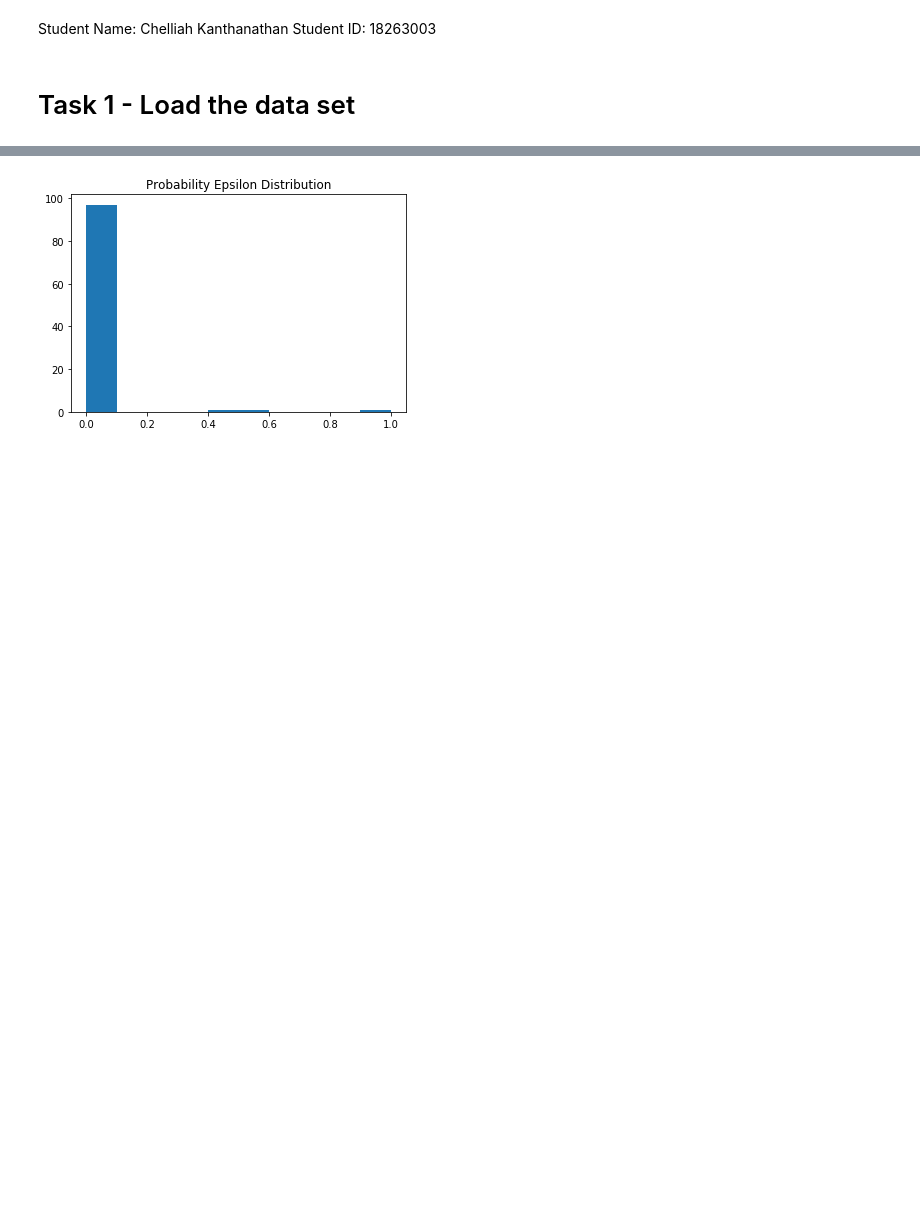
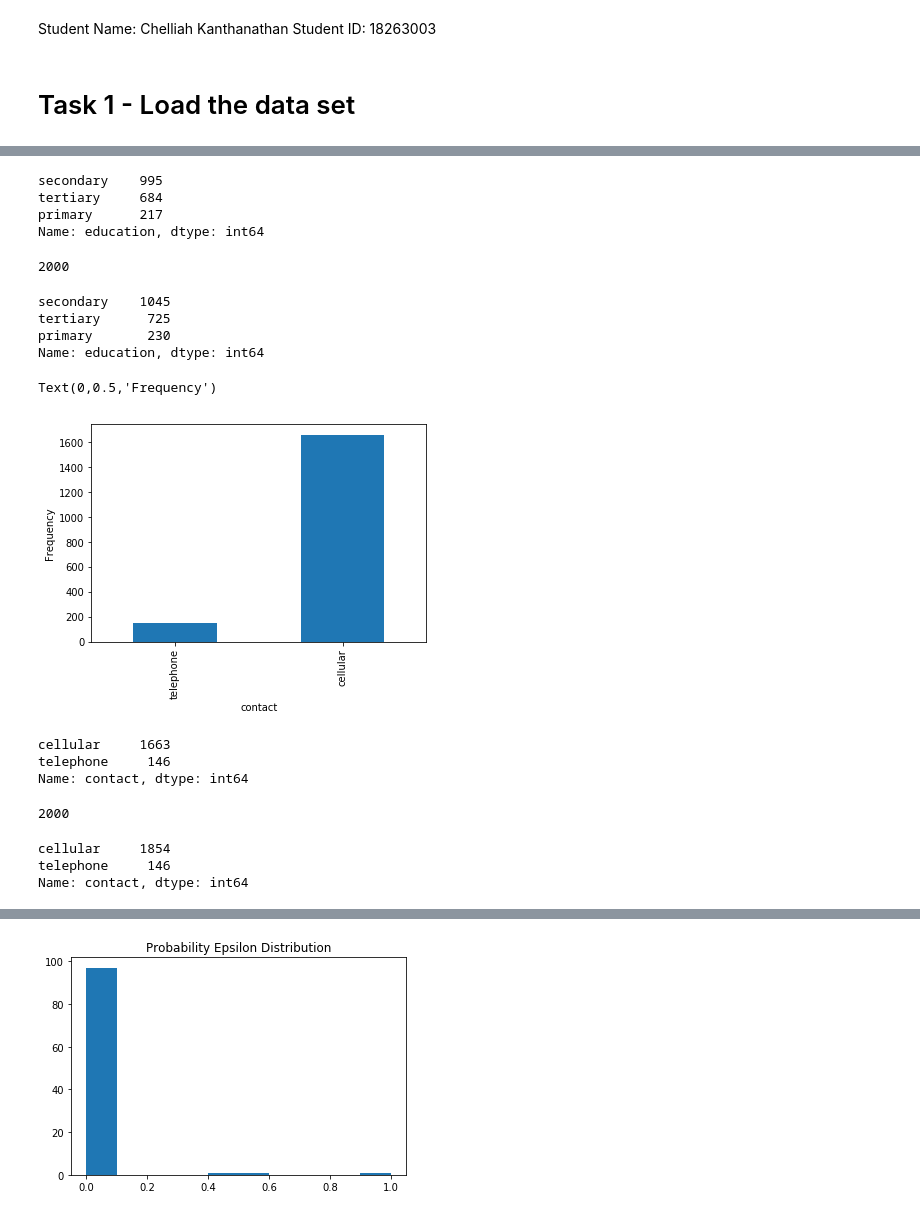
Before and after one commit to vipulpopat/MSCAI_Sem1_Etivity2, a Jupyter notebook: Etivity2_18263003.ipynb, the cells around one changed output, grey strips where cells are left out. Cells and saved outputs as stored; diff of their text form; code cells hidden in the pictures; blank space fills up the shorter version.

```diff
--- a/Etivity2_18263003.ipynb
+++ b/Etivity2_18263003.ipynb
@@ -511,0 +102,8 @@ Epsilon Probability Distribution:  [1.0, 0.6, 0.4, 0.0, 0.0, 0.0, 0.0, 0.0, 0.0,
+# %%
+# check if the distribution is shared equally across different categories
+df['education'].value_counts()
+# %% [output]
+secondary    995
+tertiary     684
+primary      217
+Name: education, dtype: int64
@@ -511,0 +113,47 @@ Epsilon Probability Distribution:  [1.0, 0.6, 0.4, 0.0, 0.0, 0.0, 0.0, 0.0, 0.0,
+# %%
+df['education'].fillna(method='ffill',inplace=True)
+
+# check if all the missing values filled
+df['education'].count()
+# %% [output]
+2000
+# %%
+# check the distribution for attribute education to ensure that the values equally disctrbuted between different categories
+df['education'].value_counts()
+# %% [output]
+secondary    1045
+tertiary      725
+primary       230
+Name: education, dtype: int64
+# %%
+# check the distribution for attribute contact
+# Plotting bar chart for education.
+frequency_table = df['contact'].value_counts(ascending=True)
+frequency_table.plot(kind='bar')
+plt.xlabel('contact')
+plt.ylabel('Frequency')
+# %% [output]
+Text(0,0.5,'Frequency')
+[figure, added]
+# %%
+# check if the distribution is shared equally across different categories
+df['contact'].value_counts()
+# %% [output]
+cellular     1663
+telephone     146
+Name: contact, dtype: int64
+# %%
+# Almost 1663 samples have value 'cellular'. So safely the missing values can be filled with value 'cellular'
+df['contact'].fillna('cellular',inplace=True)
+
+# check if all the missing values filled
+df['contact'].count()
+# %% [output]
+2000
+# %%
+# check the distribution for attribute contact to ensure that the values equally disctrbuted between different categories
+df['contact'].value_counts()
+# %% [output]
+cellular     1854
+telephone     146
+Name: contact, dtype: int64
```
Also changed, not shown: parts of 101 cells of this notebook.
